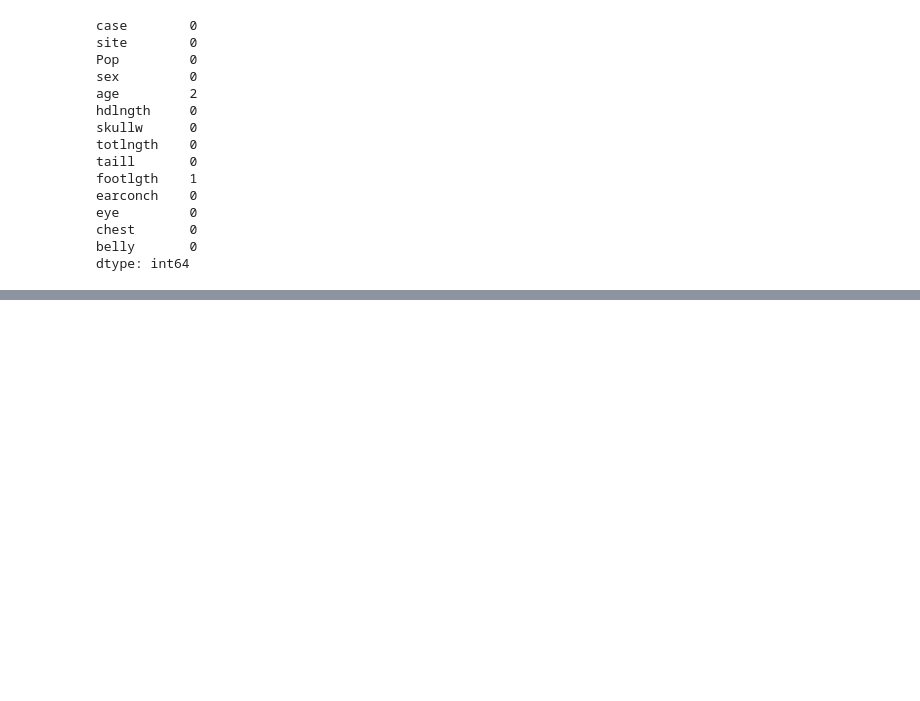
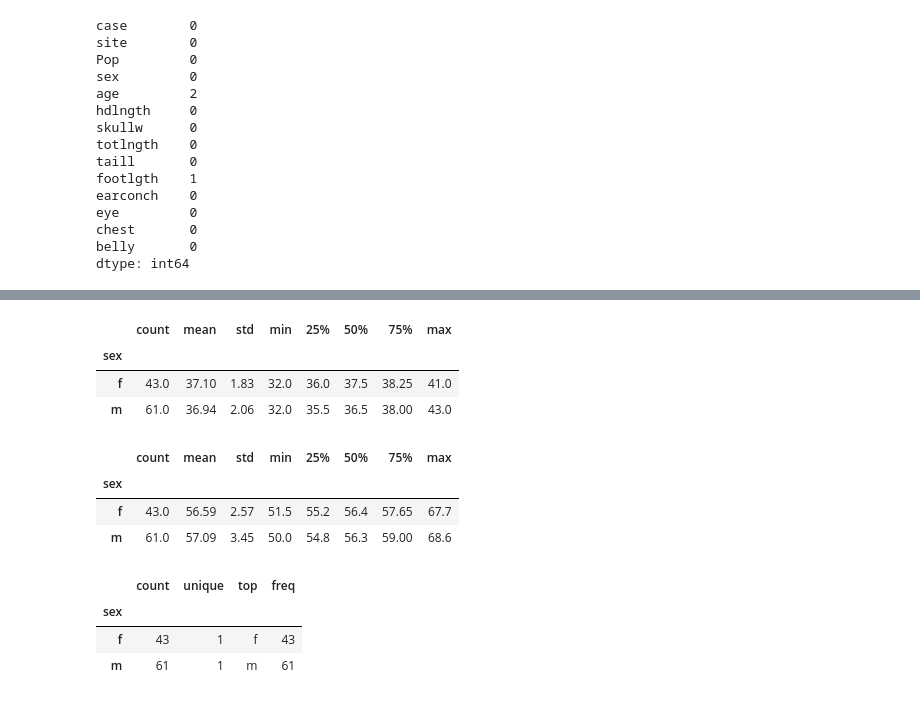
Before and after one commit to RoyalDhee/Linear_Algebra, a Jupyter notebook: task8.ipynb, the cells around one changed output, grey strips where cells are left out. Cells and saved outputs as stored; diff of their text form; code cells hidden in the pictures; blank space fills up the shorter version.

```diff
--- a/task8.ipynb
+++ b/task8.ipynb
@@ -112,0 +153,21 @@ data.groupby('Pop')['sex'].describe()
+# %%
+data.groupby('sex')['taill'].describe().round(2)
+# %% [output]
+|  | count | mean | std | min | 25% | 50% | 75% | max |
+| sex |  |  |  |  |  |  |  |  |
+| f | 43.0 | 37.10 | 1.83 | 32.0 | 36.0 | 37.5 | 38.25 | 41.0 |
+| m | 61.0 | 36.94 | 2.06 | 32.0 | 35.5 | 36.5 | 38.00 | 43.0 |
+# %%
+data.groupby('sex')['skullw'].describe().round(2)
+# %% [output]
+|  | count | mean | std | min | 25% | 50% | 75% | max |
+| sex |  |  |  |  |  |  |  |  |
+| f | 43.0 | 56.59 | 2.57 | 51.5 | 55.2 | 56.4 | 57.65 | 67.7 |
+| m | 61.0 | 57.09 | 3.45 | 50.0 | 54.8 | 56.3 | 59.00 | 68.6 |
+# %%
+data.groupby('sex')['sex'].describe()
+# %% [output]
+|  | count | unique | top | freq |
+| sex |  |  |  |  |
+| f | 43 | 1 | f | 43 |
+| m | 61 | 1 | m | 61 |
```
Also changed, not shown: parts of 12 cells of this notebook.
